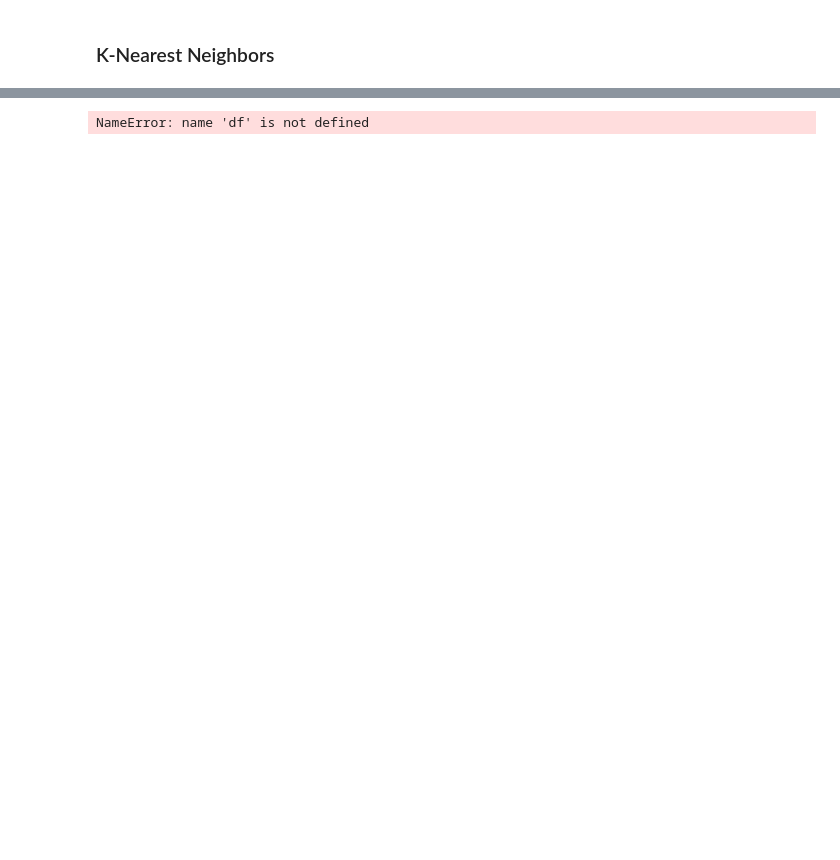
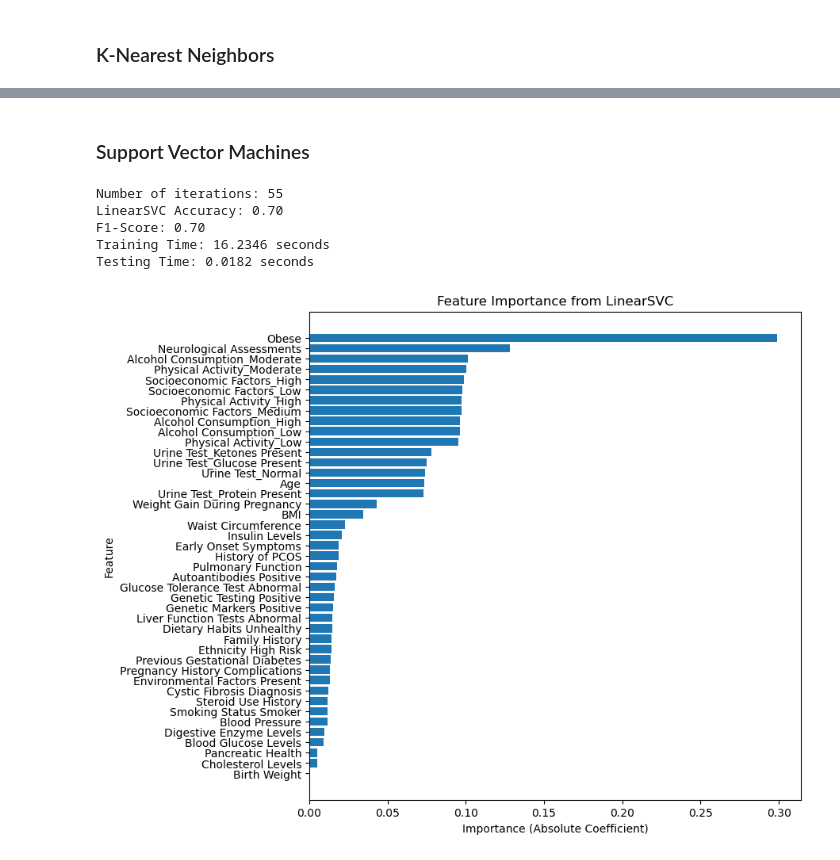
Before and after one commit to EddieMcGowan/Diabetes_Classification_Model, a Jupyter notebook: DSCI 441 Milestone 1.ipynb, the cells around one changed output, grey strips where cells are left out. Saved outputs shown, nothing was run; the diff lists cells and outputs as text; code cells hidden in the pictures; blank space fills up the shorter version.

```diff
--- a/DSCI 441 Milestone 1.ipynb
+++ b/DSCI 441 Milestone 1.ipynb
@@ -681,21 +749,71 @@ Testing Time: 2.6993 seconds
+# %% [markdown]
+### Support Vector Machines
+# %%
+from sklearn.svm import LinearSVC
+from sklearn.model_selection import train_test_split
+from sklearn.metrics import accuracy_score, f1_score
+import pandas as pd
+import numpy as np
+import matplotlib.pyplot as plt
+import time
+
+# Prepare data
+X = diabetes_encoded.drop(columns=["Target"])
+y = diabetes_encoded["Target"]
+
+# Split data
+X_train, X_test, y_train, y_test = train_test_split(X, y, test_size=0.2, random_state=95)
+
+# Train LinearSVC
+start_train = time.time()
+svm = LinearSVC(dual=False, max_iter=10000)
+svm.fit(X_train, y_train)
+end_train = time.time()
+training_time = end_train - start_train
+print("Number of iterations:", svm.n_iter_)
+
+# Predict
+start_test = time.time()
+y_pred = svm.predict(X_test)
+end_test = time.time()
+testing_time = end_test - start_test
+
+# Evaluate
+accuracy = accuracy_score(y_test, y_pred)
+f1 = f1_score(y_test, y_pred, average="weighted")
+
+print(f"LinearSVC Accuracy: {accuracy:.2f}")
+print(f"F1-Score: {f1:.2f}")
+print(f"Training Time: {training_time:.4f} seconds")
+print(f"Testing Time: {testing_time:.4f} seconds")
+# %% [output]
+Number of iterations: 55
+LinearSVC Accuracy: 0.70
+F1-Score: 0.70
+Training Time: 16.2346 seconds
+Testing Time: 0.0182 seconds
 # %%
-from sklearn.decomposition import PCA
-from sklearn.preprocessing import StandardScaler
+# Coefficients (OvR: one per class)
+# Shape: (n_classes, n_features)
+coef_matrix = svm.coef_
 
-# Select only numerical features for PCA
-numerical_cols = diabetes.select_dtypes(include=["int64", "float64"]).columns
+# Aggregate importance across classes (mean absolute value)
+feature_importance = np.abs(coef_matrix).mean(axis=0)
 
-scaler = StandardScaler()
-scaled_data = scaler.fit_transform(df[numerical_cols])
+# Create sorted DataFrame
+importance_df = pd.DataFrame({
+    "Feature": X.columns,
+    "Importance": feature_importance
+}).sort_values(by="Importance", ascending=False)
 
-# Apply PCA
-pca = PCA(n_components=0.95)  # Keep 95% variance
-pca_transformed = pca.fit_transform(scaled_data)
 
-# Check how many components are needed
-print(f"Number of components: {pca.n_components_}")
-
-# Convert back to DataFrame
-pca_df = pd.DataFrame(pca_transformed)
+# Plot
+plt.figure(figsize=(8,8))
+plt.barh(importance_df["Feature"], importance_df["Importance"])
+plt.xlabel("Importance (Absolute Coefficient)")
+plt.ylabel("Feature")
+plt.title("Feature Importance from LinearSVC")
+plt.gca().invert_yaxis()
+plt.show()
 # %% [output]
-NameError: name 'df' is not defined
+[figure, added]
```
Also changed, not shown: parts of 9 cells of this notebook.
